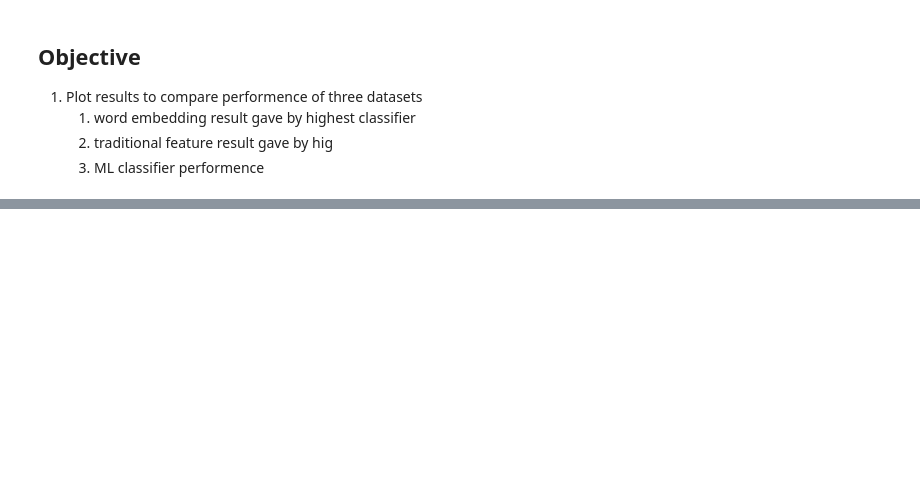
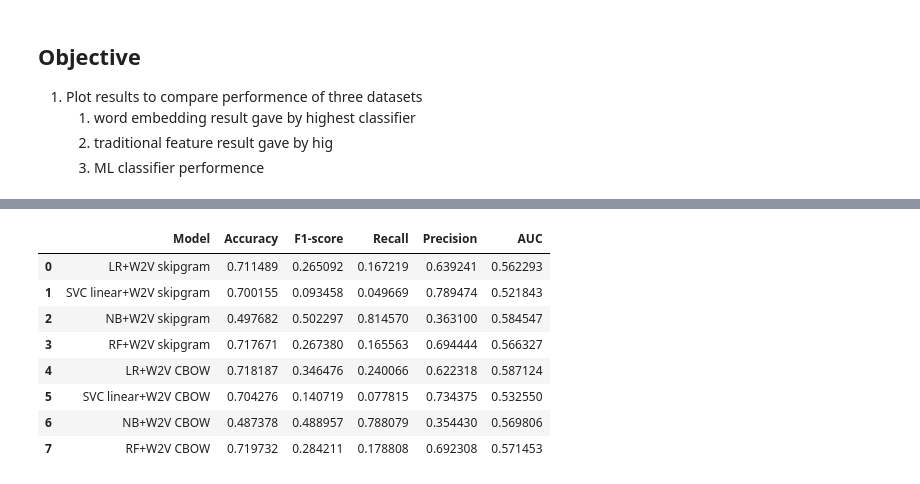
Before and after one commit to codekcg23/Sinhala-Hate-Speech-Detection, a Jupyter notebook: Results/visualize.ipynb, the cells around one changed output, grey strips where cells are left out. Drawn from its saved outputs; the diff is of its cells as text; code cells hidden in the pictures; blank space fills up the shorter version.

```diff
--- a/Results/visualize.ipynb
+++ b/Results/visualize.ipynb
@@ -34,0 +37,12 @@ SyntaxError: invalid syntax (<ipython-input-7-3a6ade6274c9>, line 2)
+# %%
+w2v
+# %% [output]
+|  | Model | Accuracy | F1-score | Recall | Precision | AUC |
+| 0 | LR+W2V skipgram | 0.711489 | 0.265092 | 0.167219 | 0.639241 | 0.562293 |
+| 1 | SVC linear+W2V skipgram | 0.700155 | 0.093458 | 0.049669 | 0.789474 | 0.521843 |
+| 2 | NB+W2V skipgram | 0.497682 | 0.502297 | 0.814570 | 0.363100 | 0.584547 |
+| 3 | RF+W2V skipgram | 0.717671 | 0.267380 | 0.165563 | 0.694444 | 0.566327 |
+| 4 | LR+W2V CBOW | 0.718187 | 0.346476 | 0.240066 | 0.622318 | 0.587124 |
+| 5 | SVC linear+W2V CBOW | 0.704276 | 0.140719 | 0.077815 | 0.734375 | 0.532550 |
+| 6 | NB+W2V CBOW | 0.487378 | 0.488957 | 0.788079 | 0.354430 | 0.569806 |
+| 7 | RF+W2V CBOW | 0.719732 | 0.284211 | 0.178808 | 0.692308 | 0.571453 |
```
Also changed, not shown: parts of 17 cells of this notebook, 7 other files.
